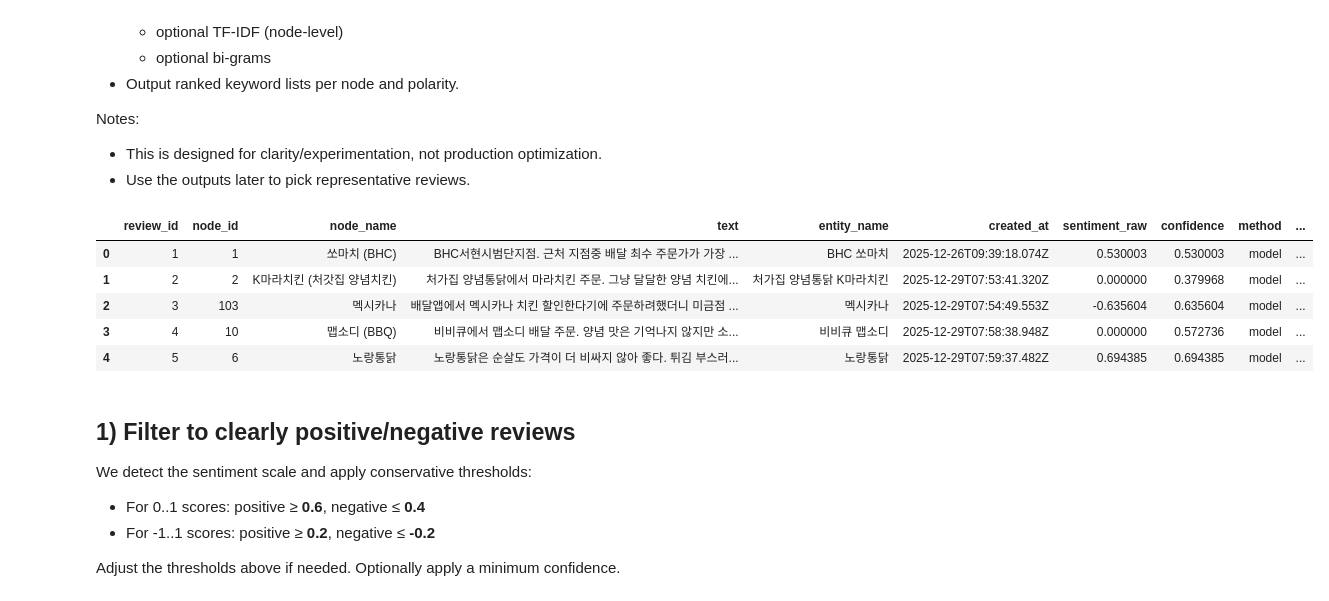
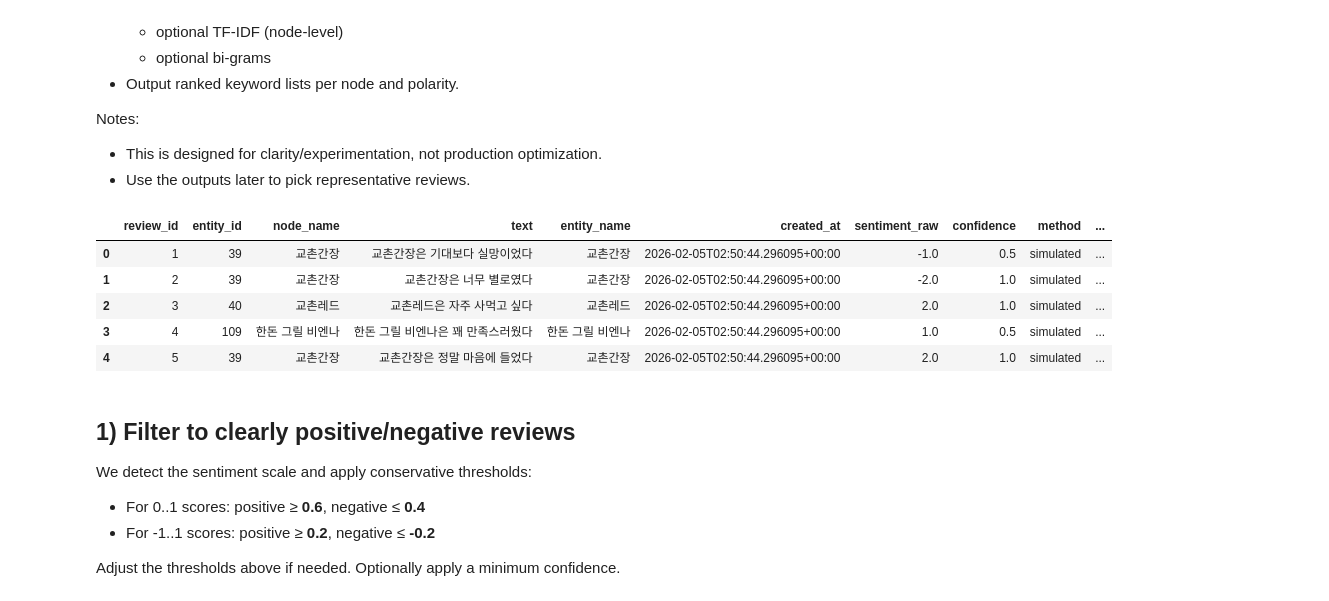
Before and after one commit to lbk209/entity-driven, a Jupyter notebook: analysis/node_keyword_extraction.ipynb, the cells around one changed output. Cells and saved outputs as stored; diff of their text form; code cells hidden in the pictures.

Commit message:
Unified filtering around entity_id as the sole entity context and added committed review-content search for entity-scoped analysis.

```diff
--- a/analysis/node_keyword_extraction.ipynb
+++ b/analysis/node_keyword_extraction.ipynb
@@ -28,7 +28,9 @@ from collections import Counter
 import pandas as pd
 # %%
 # ---- Config ----
-DB_PATH = Path("../data/app.sqlite")
+#DB_PATH = Path("../data/app.sqlite")
+DB_PATH = Path("../data/app_simulated.sqlite")
+
 MECAB_PATH = "/usr/lib/x86_64-linux-gnu/mecab/dic/mecab-ko-dic"
 
 # Sentiment filtering
@@ -61,42 +63,42 @@ if not os.path.exists(DB_PATH):
 conn = sqlite3.connect(DB_PATH)
 
 query = '''
 SELECT
   r.id AS review_id,
-  r.node_id,
+  r.entity_id,
   n.name AS node_name,
   r.content AS text,
   r.entity_name,
   r.created_at,
   s.sentiment_raw,
   s.confidence,
   s.method,
   s.version
 FROM review r
-LEFT JOIN nodes n ON n.id = r.node_id
+LEFT JOIN nodes n ON n.id = r.entity_id
 JOIN review_sentiment s ON s.review_id = r.id
-WHERE r.node_id IS NOT NULL
+WHERE r.entity_id IS NOT NULL
 '''
 
 params = {}
 if SENTIMENT_METHOD is not None:
     query += " AND s.method = :method"
     params["method"] = SENTIMENT_METHOD
 if SENTIMENT_VERSION is not None:
     query += " AND s.version = :version"
     params["version"] = SENTIMENT_VERSION
 
 reviews = pd.read_sql_query(query, conn, params=params)
 conn.close()
 
 reviews.head()
 # %% [output]
-|  | review_id | node_id | node_name | text | entity_name | created_at | sentiment_raw | confidence | method | ... |
-| 0 | 1 | 1 | 쏘마치 (BHC) | BHC서현시범단지점. 근처 지점중 배달 최수 주문가가 가장 ... | BHC 쏘마치 | 2025-12-26T09:39:18.074Z | 0.530003 | 0.530003 | model | ... |
-| 1 | 2 | 2 | K마라치킨 (처갓집 양념치킨) | 처가집 양념통닭에서 마라치킨 주문. 그냥 달달한 양념 치킨에... | 처가집 양념통닭 K마라치킨 | 2025-12-29T07:53:41.320Z | 0.000000 | 0.379968 | model | ... |
-| 2 | 3 | 103 | 멕시카나 | 배달앱에서 멕시카나 치킨 할인한다기에 주문하려했더니 미금점 ... | 멕시카나 | 2025-12-29T07:54:49.553Z | -0.635604 | 0.635604 | model | ... |
-| 3 | 4 | 10 | 맵소디 (BBQ) | 비비큐에서 맵소디 배달 주문. 양념 맛은 기억나지 않지만 소... | 비비큐 맵소디 | 2025-12-29T07:58:38.948Z | 0.000000 | 0.572736 | model | ... |
-| 4 | 5 | 6 | 노랑통닭 | 노랑통닭은 순살도 가격이 더 비싸지 않아 좋다. 튀김 부스러... | 노랑통닭 | 2025-12-29T07:59:37.482Z | 0.694385 | 0.694385 | model | ... |
+|  | review_id | entity_id | node_name | text | entity_name | created_at | sentiment_raw | confidence | method | ... |
+| 0 | 1 | 39 | 교촌간장 | 교촌간장은 기대보다 실망이었다 | 교촌간장 | 2026-02-05T02:50:44.296095+00:00 | -1.0 | 0.5 | simulated | ... |
+| 1 | 2 | 39 | 교촌간장 | 교촌간장은 너무 별로였다 | 교촌간장 | 2026-02-05T02:50:44.296095+00:00 | -2.0 | 1.0 | simulated | ... |
+| 2 | 3 | 40 | 교촌레드 | 교촌레드은 자주 사먹고 싶다 | 교촌레드 | 2026-02-05T02:50:44.296095+00:00 | 2.0 | 1.0 | simulated | ... |
+| 3 | 4 | 109 | 한돈 그릴 비엔나 | 한돈 그릴 비엔나은 꽤 만족스러웠다 | 한돈 그릴 비엔나 | 2026-02-05T02:50:44.296095+00:00 | 1.0 | 0.5 | simulated | ... |
+| 4 | 5 | 39 | 교촌간장 | 교촌간장은 정말 마음에 들었다 | 교촌간장 | 2026-02-05T02:50:44.296095+00:00 | 2.0 | 1.0 | simulated | ... |
 # %% [markdown]
 ## 1) Filter to clearly positive/negative reviews
 
```
Also changed, not shown: parts of 12 cells of this notebook, 12 other files.
